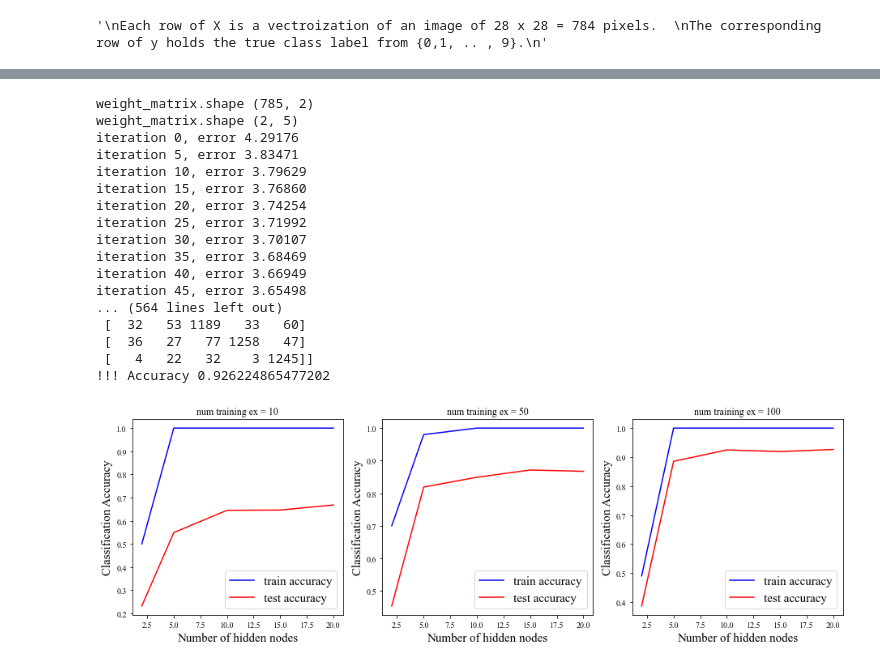
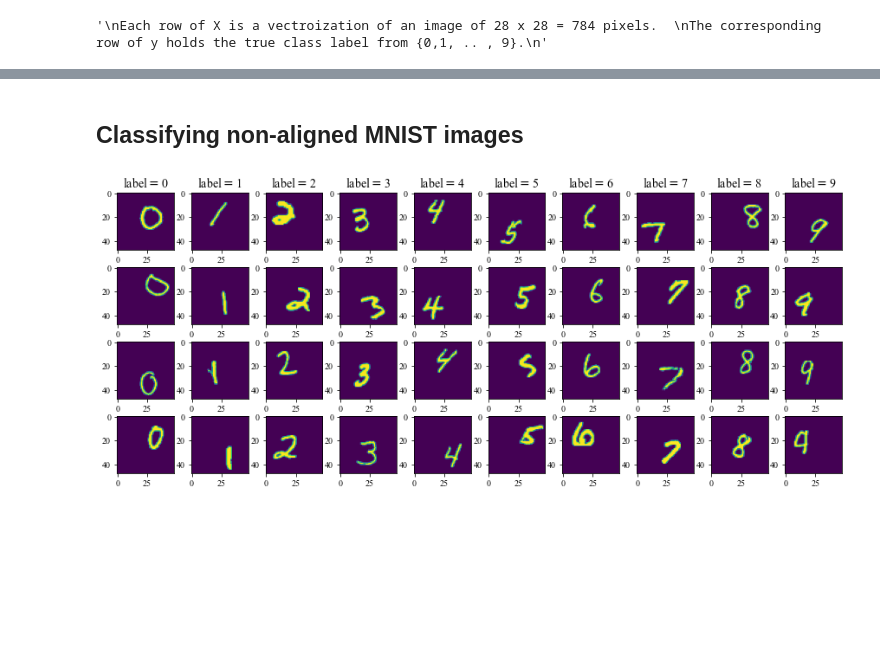
Before and after one commit to HanbaekLyu/Math156_UCLA_SP21, a Jupyter notebook: notebooks/Math156_DeepFFNN_MNIST.ipynb, the cells around one changed output, grey strips where cells are left out. Cells and saved outputs as stored; diff of their text form; code cells hidden in the pictures; blank space fills up the shorter version.

```diff
--- a/notebooks/Math156_DeepFFNN_MNIST.ipynb
+++ b/notebooks/Math156_DeepFFNN_MNIST.ipynb
@@ -438,12 +438,15 @@ y_train0 = y_train[idx, :]
 out = []
 # populate the tuple list with the data
 for i in range(X_train0.shape[0]):
-    item = list((X_train0[i,:], y_train0[i,:])) # don't mind this variable name
+    item = list((X_train0[i,:], y_train0[i,:]))
     out.append(item)
 
+
+
 # FFNN training
-NN = DeepFFNN(hidden_layer_sizes=[10], training_data = out)
+NN = DeepFFNN(hidden_layer_sizes=[], training_data = out)
 NN.train(iterations=100, learning_rate = 0.5, momentum = 0, rate_decay = 0.01)
+
 
 #NN = MLP_NeuralNetwork_fast(hidden=M, training_data = out)
 #NN.train(iterations=100, learning_rate = 0.5, momentum = 0, rate_decay = 0.01)
@@ -456,6 +459,7 @@ for i in range(X_test.shape[0]):
     out_test.append(X_test[i,:].tolist())
 
 y_hat = NN.predict(out_test).T
+
 y_test_label = np.asarray(onehot2list(y_test))
 P_pred = np.asarray([p[1] for p in y_hat])
 
@@ -520,7 +494,7 @@ for t in np.arange(len(train_size_list)):
     out_train = []
     # populate the tuple list with the data
     for i in range(X_train0.shape[0]):
-        item = list((X_train0[i,:].tolist(), y_train0[i,:].tolist())) # don't mind this variable name
+        item = list((X_train0[i,:].tolist(), y_train0[i,:].tolist()))
         out.append(item)
         out_train.append(X_train0[i,:].tolist())
 
@@ -559,25 +533,6 @@ for t in np.arange(len(train_size_list)):
 
 plt.tight_layout(rect=[0, 0.03, 1, 0.9])
 plt.savefig('MNIST_FFNN_accuracy_ex1.pdf')
-# %% [output]
-weight_matrix.shape (785, 2)
-weight_matrix.shape (2, 5)
-iteration 0, error 4.29176
-iteration 5, error 3.83471
-iteration 10, error 3.79629
-iteration 15, error 3.76860
-iteration 20, error 3.74254
-iteration 25, error 3.71992
-iteration 30, error 3.70107
-iteration 35, error 3.68469
-iteration 40, error 3.66949
-iteration 45, error 3.65498
-... (564 lines left out)
- [  32   53 1189   33   60]
- [  36   27   77 1258   47]
- [   4   22   32    3 1245]]
-!!! Accuracy 0.926224865477202
-[figure, removed]
 # %%
 import random
 import numpy as np
@@ -733,3 +688,41 @@ def tanh(x):
 # derivative for tanh sigmoid
 def dtanh(y):
     return 1 - y*y
+# %% [markdown]
+## Classifying non-aligned MNIST images
+# %%
+def random_padding(img, thickness=1):
+    # img = a x b image
+    [a,b] = img.shape
+    Y = np.zeros(shape=[a+thickness, b+thickness])
+    r_loc = np.random.choice(np.arange(thickness+1))
+    c_loc = np.random.choice(np.arange(thickness+1))
+    Y[r_loc:r_loc+a, c_loc:c_loc+b] = img
+    return Y
+# %%
+# Load MNIST images
+X, y = fetch_openml('mnist_784', version=1, return_X_y=True)
+# X = X.values  ### Uncomment this line if you are having type errors in plotting. It is loading as a pandas dataframe, but our indexing is for numpy array.
+X = X / 255.
+
+# Plot some sample images
+ncols = 10
+nrows = 4
+fig, ax = plt.subplots(nrows=nrows, ncols=ncols, figsize=[15, 6.5])
+for j in np.arange(ncols):
+    for i in np.arange(nrows):
+        idx = np.where(y==str(j)) # index of all images of digit 'j'
+        idx = np.asarray(idx)[0,:] # make idx from tuple to array
+        idx_subsampled = np.random.choice(idx, nrows)
+        img = X[idx_subsampled[i],:].reshape(28,28)
+        img_padded = random_padding(img, thickness=20)
+        ax[i,j].imshow(img_padded, cmap='viridis')
+        # ax[i,j].title.set_text("label=%s" % y[idx_subsampled[j]])
+        if i == 0:
+            # ax[j,i].set_ylabel("label=%s" % y[idx_subsampled[j]])
+            ax[i,j].set_title("label$=$%s" % y[idx_subsampled[i]], fontsize=14)
+        # ax[i].legend()
+plt.subplots_adjust(wspace=0.3, hspace=-0.1)
+plt.savefig('MNIST_padded_ex1.pdf', bbox_inches='tight')
+# %% [output]
+[figure, added]
```
Also changed, not shown: parts of 4 cells of this notebook, 44 other files.
